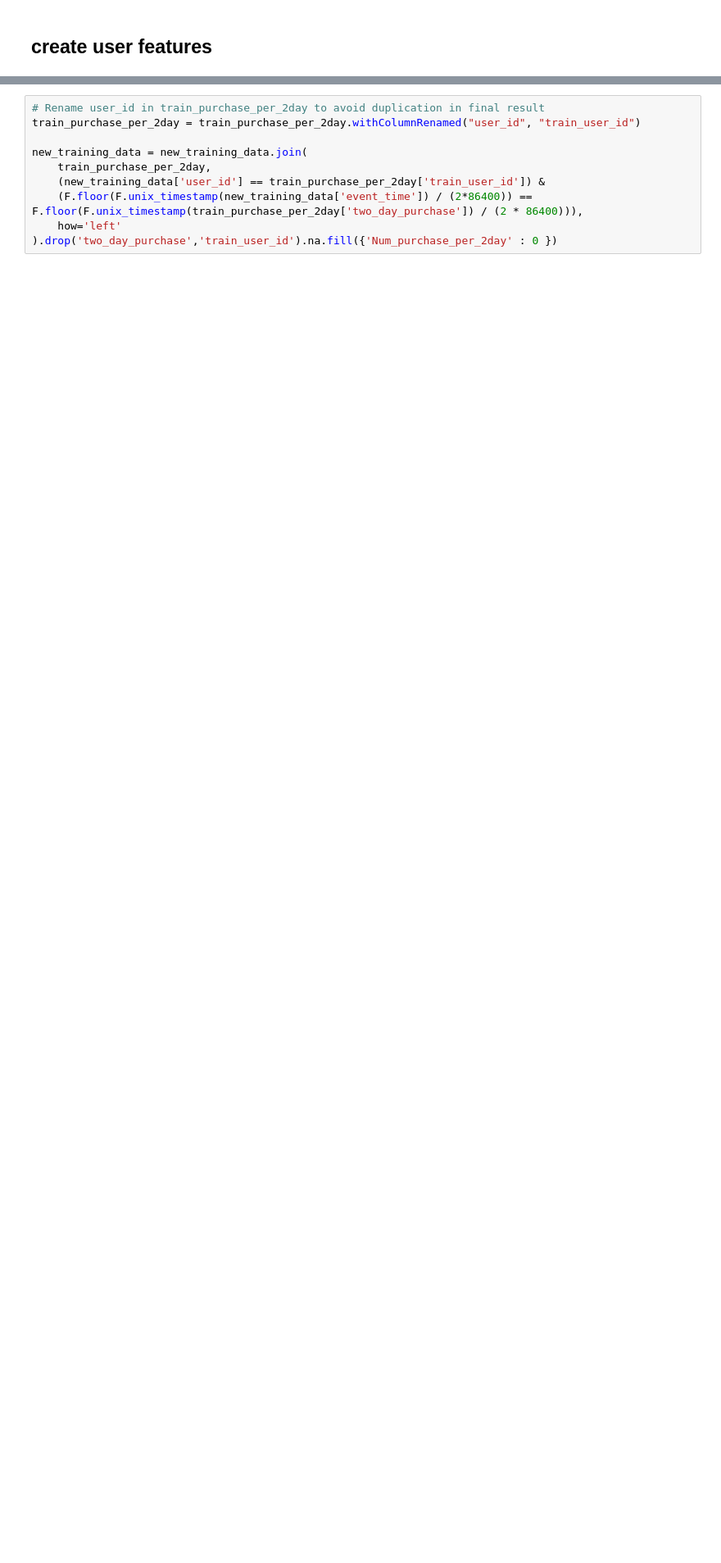
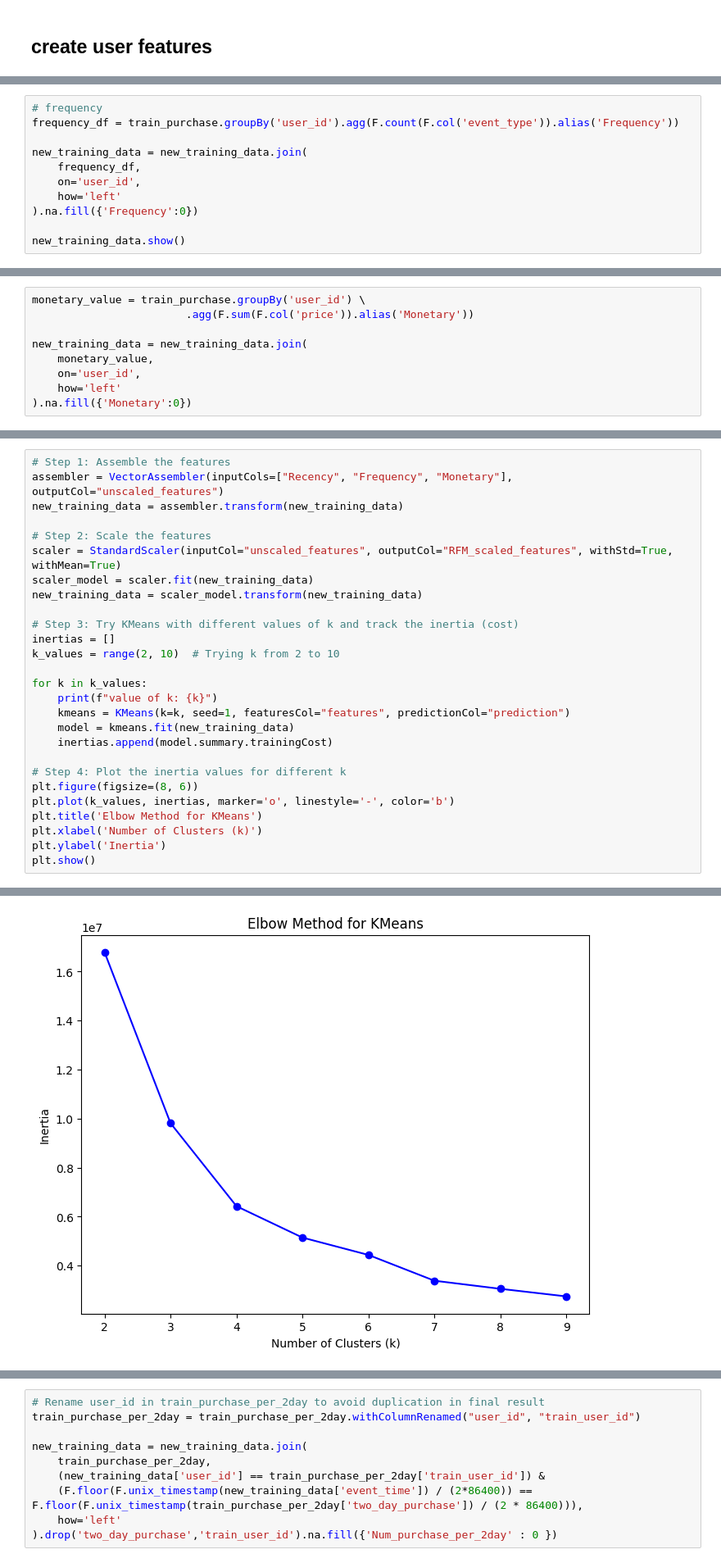
Before and after one commit to GIDDY269/Product_recommendation_system, a Jupyter notebook: notebooks/trial_03_DataTransformation.ipynb, the cells around one changed output, grey strips where cells are left out. Shown: that part at 82% size. Cells and saved outputs as stored; diff of their text form; blank space fills up the shorter version.

```diff
--- a/notebooks/trial_03_DataTransformation.ipynb
+++ b/notebooks/trial_03_DataTransformation.ipynb
@@ -1348,0 +423,11 @@ new_training_data.limit(20).show()
+# %%
+# frequency
+frequency_df = train_purchase.groupBy('user_id').agg(F.count(F.col('event_type')).alias('Frequency'))
+
+new_training_data = new_training_data.join(
+    frequency_df,
+    on='user_id',
+    how='left'
+).na.fill({'Frequency':0})
+
+new_training_data.show()
@@ -1348,0 +452,9 @@ new_training_data.limit(20).show()
+# %%
+monetary_value = train_purchase.groupBy('user_id') \
+                        .agg(F.sum(F.col('price')).alias('Monetary'))
+
+new_training_data = new_training_data.join(
+    monetary_value,
+    on='user_id',
+    how='left'
+).na.fill({'Monetary':0})
@@ -1348,0 +481,28 @@ new_training_data.limit(20).show()
+# %%
+# Step 1: Assemble the features
+assembler = VectorAssembler(inputCols=["Recency", "Frequency", "Monetary"], outputCol="unscaled_features")
+new_training_data = assembler.transform(new_training_data)
+
+# Step 2: Scale the features
+scaler = StandardScaler(inputCol="unscaled_features", outputCol="RFM_scaled_features", withStd=True, withMean=True)
+scaler_model = scaler.fit(new_training_data)
+new_training_data = scaler_model.transform(new_training_data)
+
+# Step 3: Try KMeans with different values of k and track the inertia (cost)
+inertias = []
+k_values = range(2, 10)  # Trying k from 2 to 10
+
+for k in k_values:
+    print(f"value of k: {k}")
+    kmeans = KMeans(k=k, seed=1, featuresCol="features", predictionCol="prediction")
+    model = kmeans.fit(new_training_data)
+    inertias.append(model.summary.trainingCost)
+
+# Step 4: Plot the inertia values for different k
+plt.figure(figsize=(8, 6))
+plt.plot(k_values, inertias, marker='o', linestyle='-', color='b')
+plt.title('Elbow Method for KMeans')
+plt.xlabel('Number of Clusters (k)')
+plt.ylabel('Inertia')
+plt.show()
+# %% [output]
@@ -1348,0 +517 @@ new_training_data.limit(20).show()
+[figure, added]
```
Also changed, not shown: parts of 74 cells of this notebook, 41 other files.
